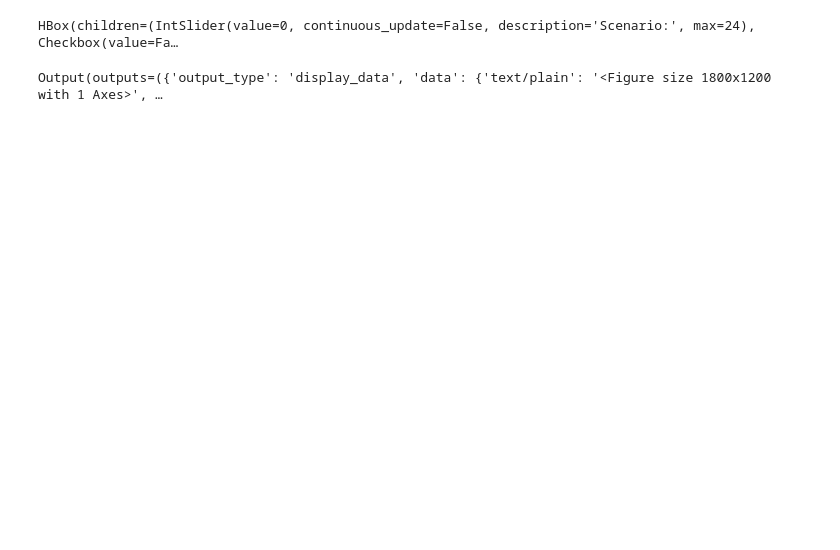
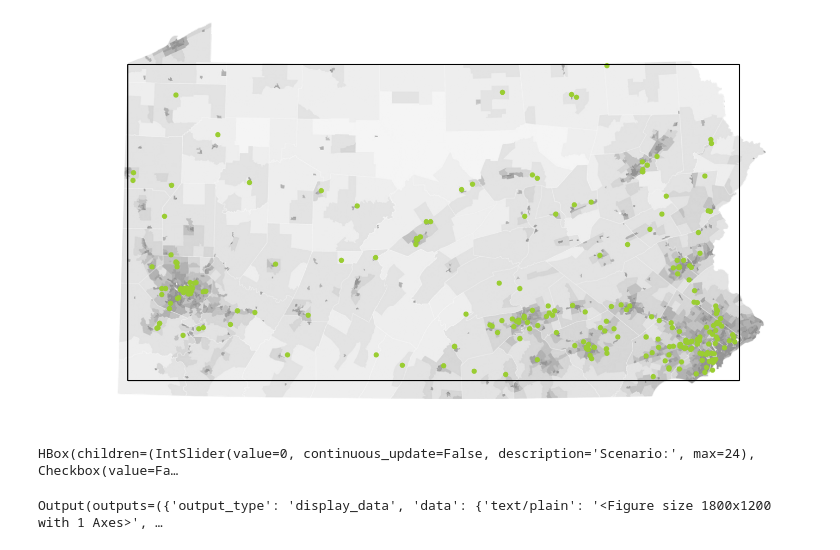
Before and after one commit to juanbeta98/MOPTA-23, a Jupyter notebook: Data/Scenarios Exploring.ipynb, the cells around one changed output. Saved outputs shown, nothing was run; the diff lists cells and outputs as text; code cells hidden in the pictures; blank space fills up the shorter version.

```diff
--- a/Data/Scenarios Exploring.ipynb
+++ b/Data/Scenarios Exploring.ipynb
@@ -5,29 +5,32 @@ import matplotlib.pyplot as plt
 from pickle import load
 from IPython.display import display, clear_output
 import warnings
+import os
+from random import sample
+import imageio
 
 warnings.filterwarnings("ignore")
 
 #path = "C:/Users/a.rojasa55/OneDrive - Universidad de los Andes/Documentos/MOPTA-23/Data/"
-path = "C:/Users/ari_r/OneDrive - Universidad de los Andes/Documentos/MOPTA-23/Data/"
+path = os.getcwd()
 cd = 0.041
 cw = 0.0388
 # %%
-stations = pd.read_csv(path+"Definite Stations.csv",index_col=[0])
-vehicles = pd.read_csv(path+"Definite Vehicles.csv",index_col=[0])
-locations = pd.read_csv(path+"Definite Locations.csv",index_col=[0])
+stations = pd.read_csv(path+"/Definite Stations.csv",index_col=[0])
+vehicles = pd.read_csv(path+"/Definite Vehicles.csv",index_col=[0])
+locations = pd.read_csv(path+"/Definite Locations.csv",index_col=[0])
 # %%
 K = {}; K_s = {}
 for sc in range(25):
-    file = open(path+f"K/K_sc{sc}","rb")
+    file = open(path+f"/K/K_sc{sc}","rb")
     K[sc] = load(file); file.close()
 
-    file = open(path+f"K_s10/Ks_sc{sc}","rb")
+    file = open(path+f"/K_s10/Ks_sc{sc}","rb")
     K_s[sc] = load(file); file.close()
 
 max_stress = max([len(K_s[sc][s]) for sc in range(sc) for s in stations.index]); min_stress = 0
 # %%
-def plot_scenario(sc=0,show_vehic=True,show_size=True,show_stat=True,show_stressed=True):
+def plot_scenario(sc=0,show_vehic=True,show_size=True,show_stat=True,show_stressed=True,random_stats=False):
         img = plt.imread("C:/Users/ari_r/OneDrive - Universidad de los Andes/Documentos/MOPTA-23/Problem Visualization/Population grey.PNG")
 
         fig, ax = plt.subplots(nrows=1,ncols=1,figsize=(18,12))
@@ -46,11 +49,15 @@ def plot_scenario(sc=0,show_vehic=True,show_size=True,show_stat=True,show_stress
                     ax.bar(x=-25,height=0.1875,width=5,bottom=37.5+0.1875*i,color=cm((1-i/400)*0.9))
                 for i in range(6):
                     ax.text(x=-20,y=37.5+75*i/5,s=int((max_stress-min_stress)*i/5),va="center",ha="left",fontsize=14)
-                ax.text(x=-30,y=75,rotation=90,s="stations stress index", fontsize = 14, va="center",ha="center")
+                ax.text(x=-30,y=75,rotation=90,s="stations stress index", fontsize = 14, va="center",ha="center", fontname="Century Gothic")
                 cols = [cm((1-len(K_s[sc][s])/max_stress)*0.9) for s in stats]
             else:
                 cols = ["darkorange" for s in stats]
             ax.scatter(stations["0"][stats],stations["1"][stats],c=cols)
+
+        if random_stats:
+             samp_stats = sample(list(stations.index),300)
+             ax.scatter(stations["0"][samp_stats],stations["1"][samp_stats],c="yellowgreen")
 
         ax.vlines(x=[0,290],ymin=0,ymax=150,color="black")
         ax.hlines(y=[0,150],xmin=0,xmax=290,color="black")
@@ -64,4 +71,11 @@ def plot_scenario(sc=0,show_vehic=True,show_size=True,show_stat=True,show_stress
         ax.set_xlim(-40,320)
         ax.set_ylim(-20,170)
         ax.set_xticks([]); ax.set_yticks([])
-        ax.set_title(f"\nScenario {sc}\nNumber of vehicles: {len(K[sc])}",fontsize=18)
+        if not random_stats:
+            ax.set_title(f"\nScenario {sc}\nNumber of vehicles: {len(K[sc])}",fontsize=18,fontname="Century Gothic")
+        else:
+            plt.savefig(path+f"/Sample Configs toy/Random_{sc}",dpi=300,transparent=True)
+# %%
+plot_scenario(0,show_vehic=False,show_size=True,show_stat=False,show_stressed=True,random_stats=True)
+# %% [output]
+[figure, added]
```
Also changed, not shown: parts of 2 cells of this notebook, 7 other files.
